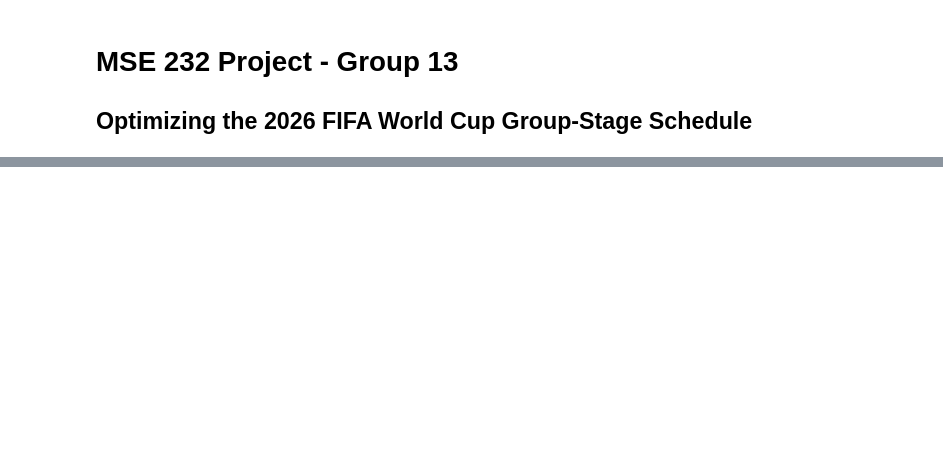
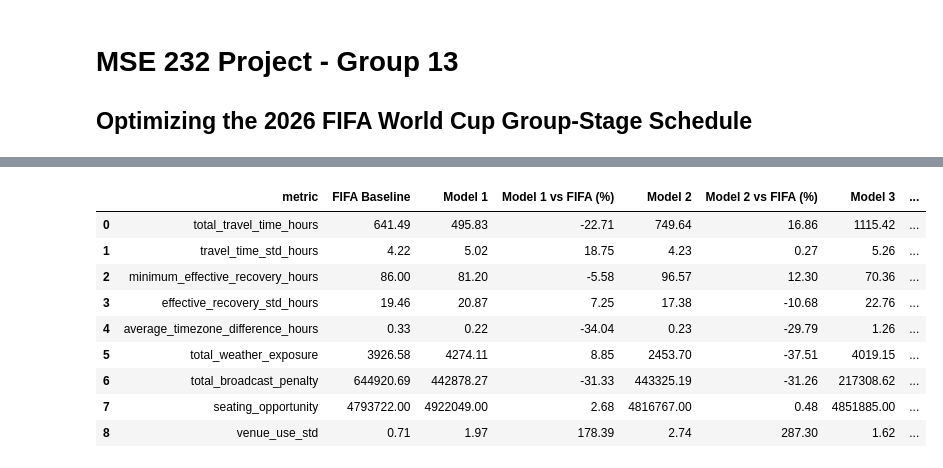
Before and after one commit to aimaandalvi/MSE232_Project, a Jupyter notebook: MSE232_Group13_Project.ipynb, the cells around one changed output, grey strips where cells are left out. Drawn from its saved outputs; the diff is of its cells as text; code cells hidden in the pictures; blank space fills up the shorter version.

```diff
--- a/MSE232_Group13_Project.ipynb
+++ b/MSE232_Group13_Project.ipynb
@@ -4412,10 +4670,31 @@ print(
+# %%
+core_metrics = [
+
+    "total_travel_time_hours",
+
+    "travel_time_std_hours",
+
+    "minimum_effective_recovery_hours",
+
+    "effective_recovery_std_hours",
+
+    "average_timezone_difference_hours",
+
+    "total_weather_exposure",
+
+    "total_broadcast_penalty",
+
+    "seating_opportunity",
+
+    "venue_use_std"
+]
 # %%
 # fifa baseline vs model 1 vs model 2 vs model 3
 
 comparison_rows = []
 
 
-for metric in fifa_baseline:
+for metric in core_metrics:
 
     fifa_value = (
         fifa_baseline[
@@ -4471,9 +4750,7 @@ for metric in fifa_baseline:
     else:
 
         model1_vs_fifa_pct = np.nan
-
         model2_vs_fifa_pct = np.nan
-
         model3_vs_fifa_pct = np.nan
 
 
@@ -4484,32 +4761,43 @@ for metric in fifa_baseline:
 
         "FIFA Baseline":
             fifa_value,
 
         "Model 1":
             model1_value,
 
         "Model 1 vs FIFA (%)":
             model1_vs_fifa_pct,
 
         "Model 2":
             model2_value,
 
         "Model 2 vs FIFA (%)":
             model2_vs_fifa_pct,
 
         "Model 3":
             model3_value,
 
         "Model 3 vs FIFA (%)":
             model3_vs_fifa_pct
     })
 
 
-model3_comparison = pd.DataFrame(
+model_comparison = pd.DataFrame(
     comparison_rows
 )
 
 
 display(
-    model3_comparison.round(2)
+    model_comparison.round(2)
 )
+# %% [output]
+|  | metric | FIFA Baseline | Model 1 | Model 1 vs FIFA (%) | Model 2 | Model 2 vs FIFA (%) | Model 3 | ... |
+| 0 | total_travel_time_hours | 641.49 | 495.83 | -22.71 | 749.64 | 16.86 | 1115.42 | ... |
+| 1 | travel_time_std_hours | 4.22 | 5.02 | 18.75 | 4.23 | 0.27 | 5.26 | ... |
+| 2 | minimum_effective_recovery_hours | 86.00 | 81.20 | -5.58 | 96.57 | 12.30 | 70.36 | ... |
+| 3 | effective_recovery_std_hours | 19.46 | 20.87 | 7.25 | 17.38 | -10.68 | 22.76 | ... |
+| 4 | average_timezone_difference_hours | 0.33 | 0.22 | -34.04 | 0.23 | -29.79 | 1.26 | ... |
+| 5 | total_weather_exposure | 3926.58 | 4274.11 | 8.85 | 2453.70 | -37.51 | 4019.15 | ... |
+| 6 | total_broadcast_penalty | 644920.69 | 442878.27 | -31.33 | 443325.19 | -31.26 | 217308.62 | ... |
+| 7 | seating_opportunity | 4793722.00 | 4922049.00 | 2.68 | 4816767.00 | 0.48 | 4851885.00 | ... |
+| 8 | venue_use_std | 0.71 | 1.97 | 178.39 | 2.74 | 287.30 | 1.62 | ... |
```
Also changed, not shown: parts of 34 cells of this notebook.
